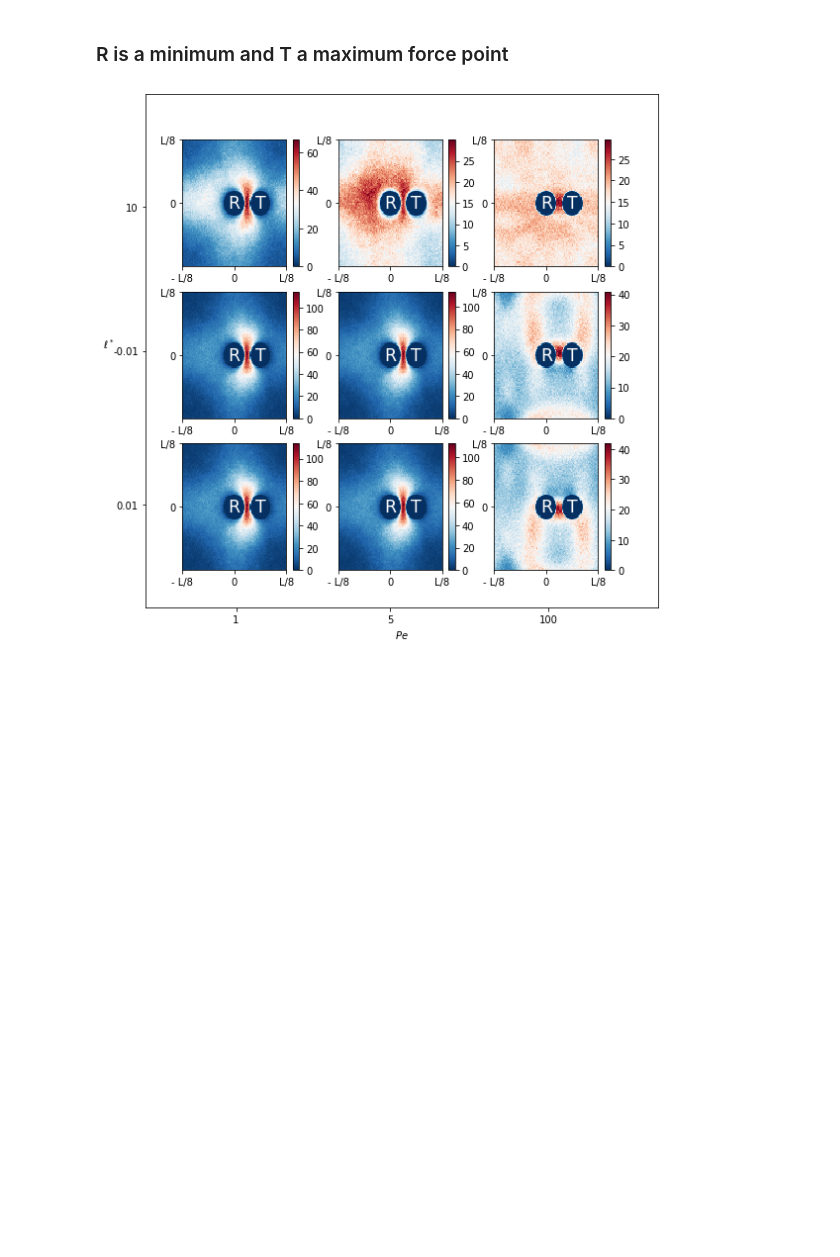
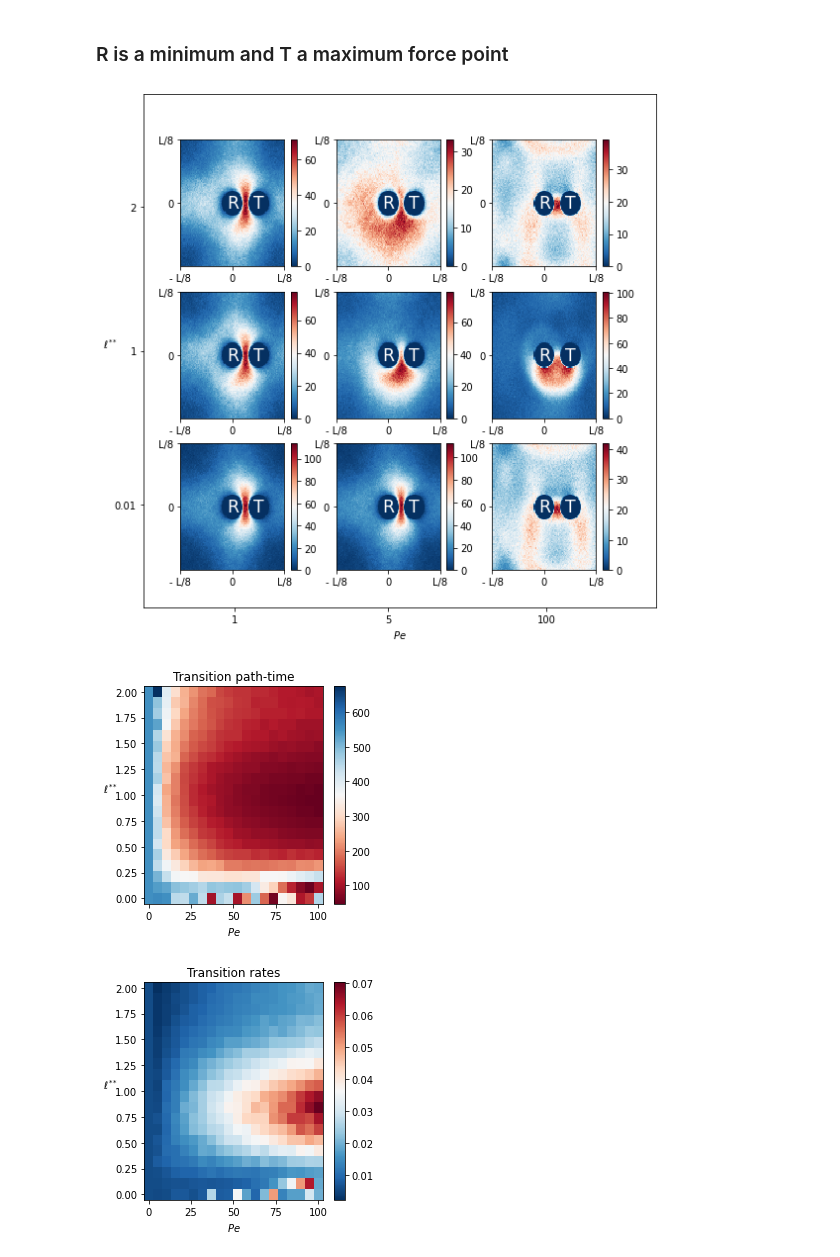
Before and after one commit to abassi98/Active-Brownian-Particles, a Jupyter notebook: src/main.ipynb, the cells around one changed output. Drawn from its saved outputs; the diff is of its cells as text; code cells hidden in the pictures; blank space fills up the shorter version.

```diff
--- a/src/main.ipynb
+++ b/src/main.ipynb
@@ -223,14 +231,30 @@ fig = plot_transition_density_chiral(reactant, target, pe_vec, ldstar_vec, is_ou
 # %%
 # Define reactant and target region
 reactant = region(x=0,y=0,radius=L/40.0)
 target = region(x=L/16,y=0,radius=L/40.0)
 is_out = False
 
 ## Transition probability density plot
 pe_vec = [1,5,100]
-ldstar_vec = [10,-0.01, 0.01]
+ldstar_vec = [2,1, 0.01]
 
 # Plot transition probability density
 fig = plot_transition_density_chiral(reactant, target, pe_vec, ldstar_vec, is_out=False)
+
+### Average reactive time steps
+# Define a grid of peclet and lstar numebers
+pe_vec = np.linspace(0,100,20)
+ldstar_vec = np.linspace(0.001,2,20)
+
+fig = plot_reactive_time_chiral(reactant, target, pe_vec, ldstar_vec, is_out = is_out, l_star=10**15)
+
+### Transition Rates
+# Define a grid of peclet and lstar
+pe_vec = np.linspace(0,100,20)
+ldstar_vec = np.linspace(0.001,2,20)
+
+fig = plot_transition_rates_chiral(reactant, target, pe_vec, ldstar_vec, is_out = is_out, l_star=10**15)
 # %% [output]
-[figure, old version]
+[figure, new version]
+[figure, added]
+[figure, added]
```
Also changed, not shown: parts of 11 cells of this notebook, 1 other file.
